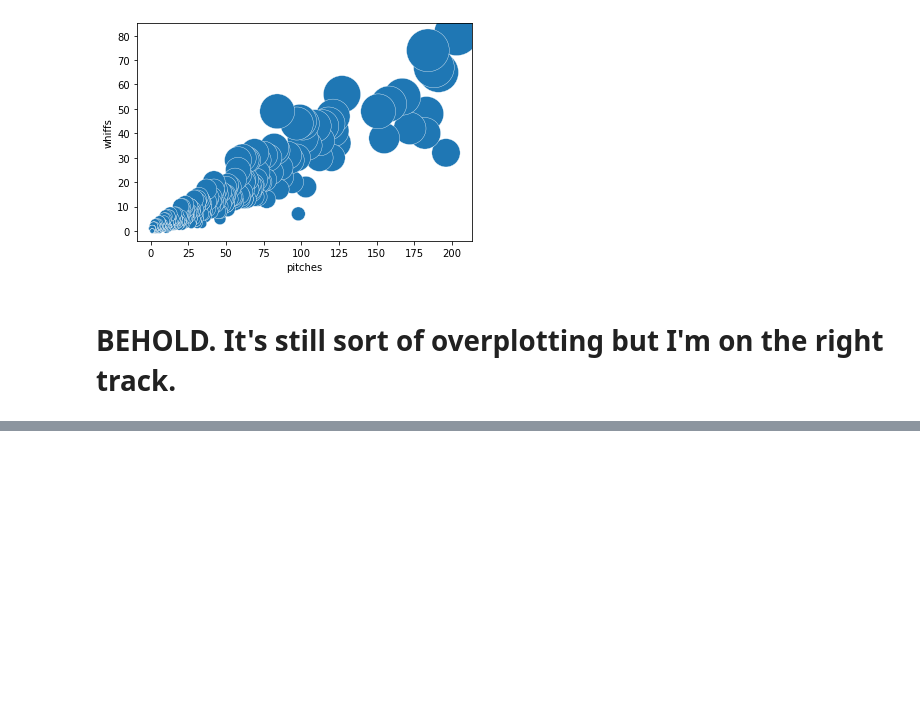
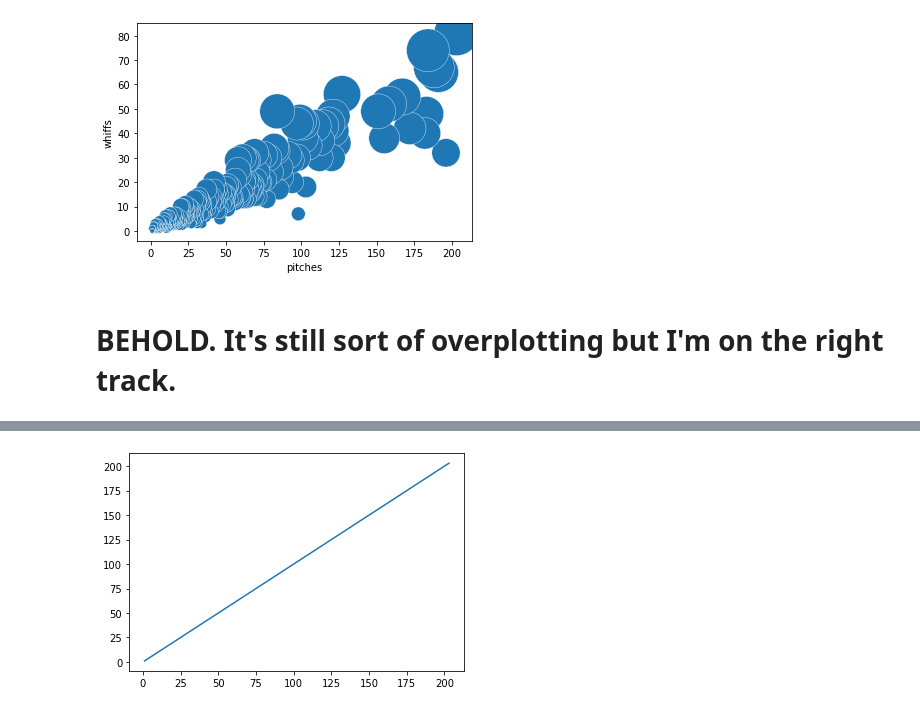
Before and after one commit to Katherine89Lee/Curveball-Data, a Jupyter notebook: Curveballs.ipynb, the cells around one changed output, grey strips where cells are left out. Cells and saved outputs as stored; diff of their text form; code cells hidden in the pictures; blank space fills up the shorter version.

```diff
--- a/Curveballs.ipynb
+++ b/Curveballs.ipynb
@@ -106,0 +114,5 @@ sns.scatterplot(data=curveballs_clean, x="pitches", y="whiffs", size="whiffs", l
+# %%
+plt.plot('pitches', 'swings', data=curveballs_clean)
+plt.show()
+# %% [output]
+[figure, added]
```
Also changed, not shown: parts of 4 cells of this notebook.
